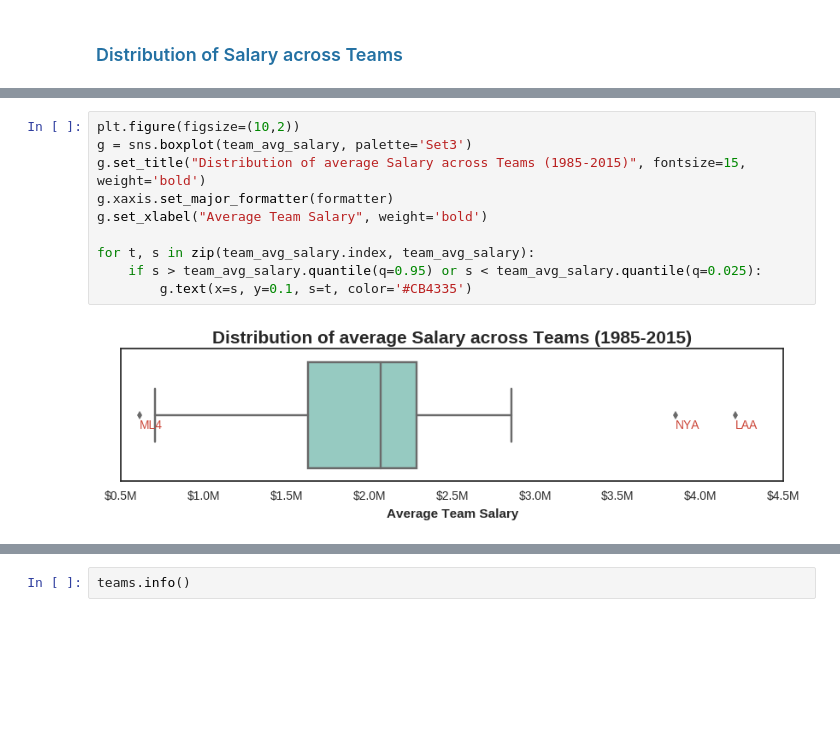
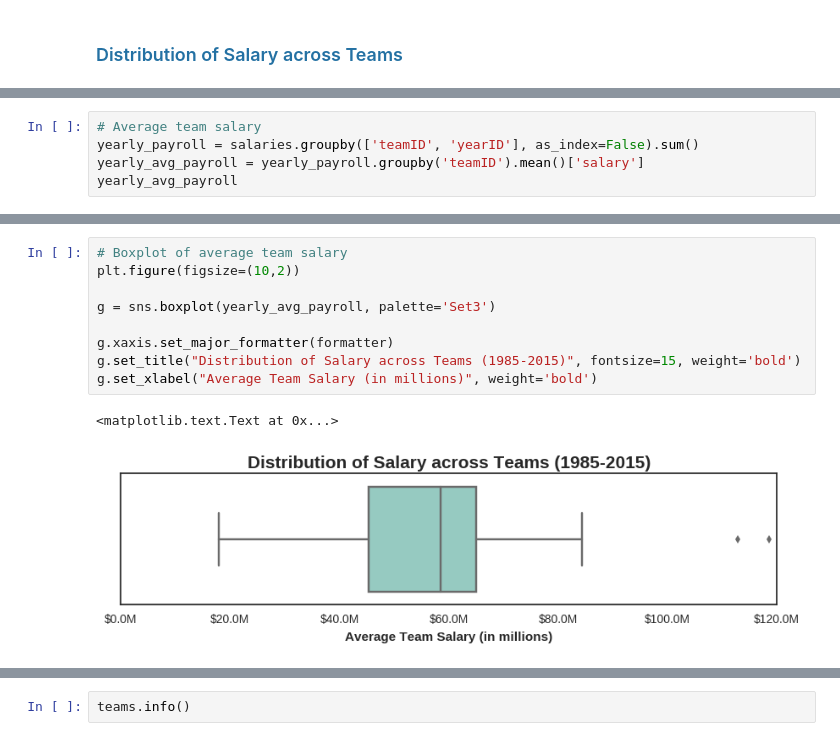
Before and after one commit to bonamprabhu/baseball-statistics, a Jupyter notebook: baseball-statistics.ipynb, the cells around one changed output, grey strips where cells are left out. Saved outputs shown, nothing was run; the diff lists cells and outputs as text; blank space fills up the shorter version.

```diff
--- a/baseball-statistics.ipynb
+++ b/baseball-statistics.ipynb
@@ -101,0 +103,5 @@ Name: salary, dtype: object
+# %%
+# Average team salary
+yearly_payroll = salaries.groupby(['teamID', 'yearID'], as_index=False).sum()
+yearly_avg_payroll = yearly_payroll.groupby('teamID').mean()['salary']
+yearly_avg_payroll
@@ -102,12 +120,12 @@ Name: salary, dtype: object
 # %%
+# Boxplot of average team salary
 plt.figure(figsize=(10,2))
-g = sns.boxplot(team_avg_salary, palette='Set3')
-g.set_title("Distribution of average Salary across Teams (1985-2015)", fontsize=15, weight='bold')
+
+g = sns.boxplot(yearly_avg_payroll, palette='Set3')
+
 g.xaxis.set_major_formatter(formatter)
-g.set_xlabel("Average Team Salary", weight='bold')
-
-for t, s in zip(team_avg_salary.index, team_avg_salary):
-    if s > team_avg_salary.quantile(q=0.95) or s < team_avg_salary.quantile(q=0.025):
-        g.text(x=s, y=0.1, s=t, color='#CB4335')
+g.set_title("Distribution of Salary across Teams (1985-2015)", fontsize=15, weight='bold')
+g.set_xlabel("Average Team Salary (in millions)", weight='bold')
 # %% [output]
+<matplotlib.text.Text at 0x...>
-[figure, old version]
+[figure, new version]
```
Also changed, not shown: parts of 25 cells of this notebook, 1 other file.
